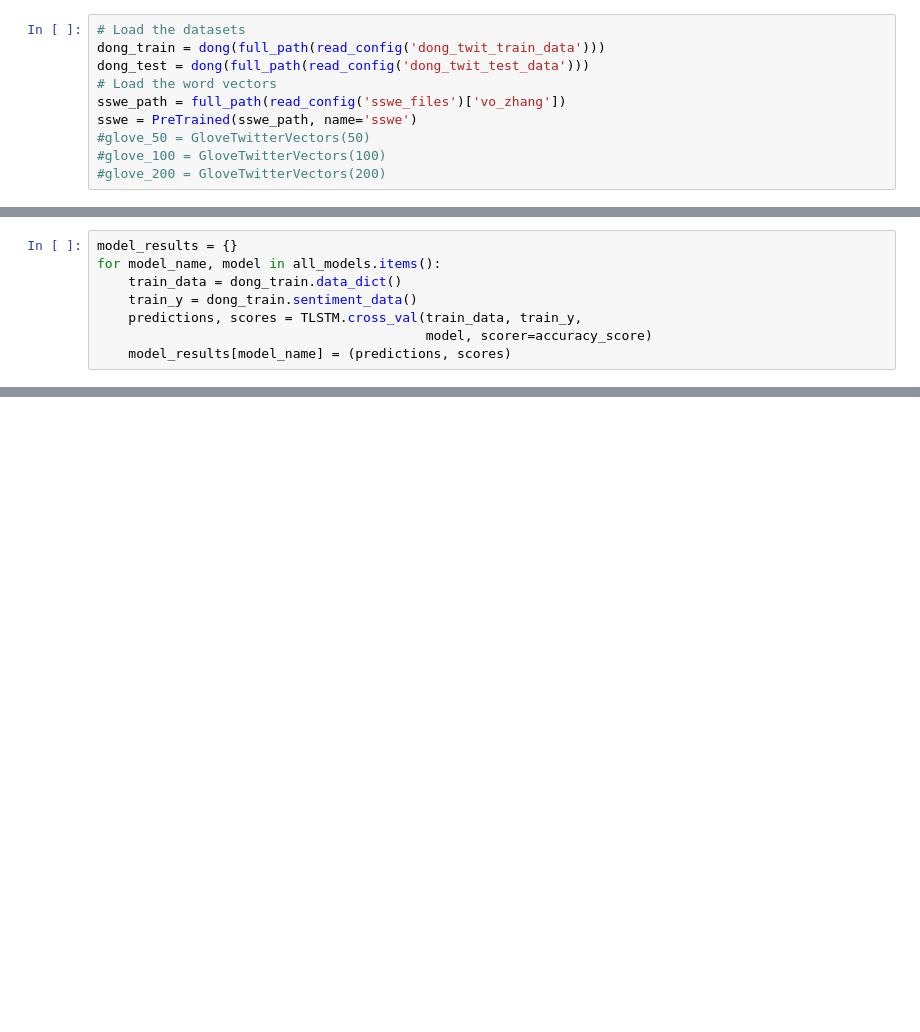
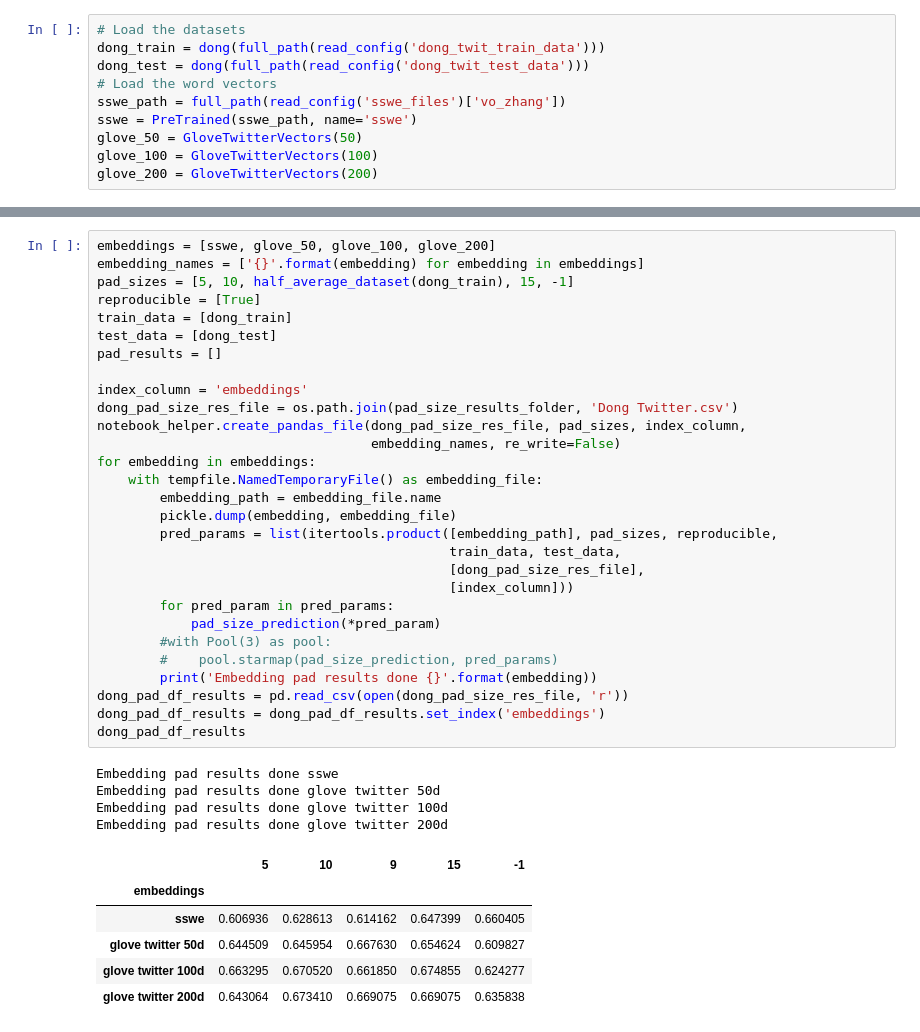
Before and after one commit to apmoore1/Bella, a Jupyter notebook: notebooks/LSTM.ipynb, the cells around one changed output, grey strips where cells are left out. Drawn from its saved outputs; the diff is of its cells as text; blank space fills up the shorter version.

Commit message:
New notebooks

```diff
--- a/notebooks/LSTM.ipynb
+++ b/notebooks/LSTM.ipynb
@@ -28,6 +40,6 @@ dong_test = dong(full_path(read_config('dong_twit_test_data')))
 # Load the word vectors
 sswe_path = full_path(read_config('sswe_files')['vo_zhang'])
 sswe = PreTrained(sswe_path, name='sswe')
-#glove_50 = GloveTwitterVectors(50)
-#glove_100 = GloveTwitterVectors(100)
-#glove_200 = GloveTwitterVectors(200)
+glove_50 = GloveTwitterVectors(50)
+glove_100 = GloveTwitterVectors(100)
+glove_200 = GloveTwitterVectors(200)
@@ -63,8 +45,0 @@ all_models = {'patience 1' : lstm_model_1, 'patience 2' : lstm_model_2,
-# %%
-model_results = {}
-for model_name, model in all_models.items():
-    train_data = dong_train.data_dict()
-    train_y = dong_train.sentiment_data()
-    predictions, scores = TLSTM.cross_val(train_data, train_y,
-                                          model, scorer=accuracy_score)
-    model_results[model_name] = (predictions, scores)
@@ -117,0 +88,40 @@ accuracy_score(test_res, predicted_values)
+# %%
+embeddings = [sswe, glove_50, glove_100, glove_200]
+embedding_names = ['{}'.format(embedding) for embedding in embeddings]
+pad_sizes = [5, 10, half_average_dataset(dong_train), 15, -1]
+reproducible = [True]
+train_data = [dong_train]
+test_data = [dong_test]
+pad_results = []
+
+index_column = 'embeddings'
+dong_pad_size_res_file = os.path.join(pad_size_results_folder, 'Dong Twitter.csv')
+notebook_helper.create_pandas_file(dong_pad_size_res_file, pad_sizes, index_column,
+                                   embedding_names, re_write=False)
+for embedding in embeddings:
+    with tempfile.NamedTemporaryFile() as embedding_file:
+        embedding_path = embedding_file.name
+        pickle.dump(embedding, embedding_file)
+        pred_params = list(itertools.product([embedding_path], pad_sizes, reproducible,
+                                             train_data, test_data,
+                                             [dong_pad_size_res_file],
+                                             [index_column]))
+        for pred_param in pred_params:
+            pad_size_prediction(*pred_param)
+        #with Pool(3) as pool:
+        #    pool.starmap(pad_size_prediction, pred_params)
+        print('Embedding pad results done {}'.format(embedding))
+dong_pad_df_results = pd.read_csv(open(dong_pad_size_res_file, 'r'))
+dong_pad_df_results = dong_pad_df_results.set_index('embeddings')
+dong_pad_df_results
+# %% [output]
+Embedding pad results done sswe
+Embedding pad results done glove twitter 50d
+Embedding pad results done glove twitter 100d
+Embedding pad results done glove twitter 200d
+|  | 5 | 10 | 9 | 15 | -1 |
+| embeddings |  |  |  |  |  |
+| sswe | 0.606936 | 0.628613 | 0.614162 | 0.647399 | 0.660405 |
+| glove twitter 50d | 0.644509 | 0.645954 | 0.667630 | 0.654624 | 0.609827 |
+| glove twitter 100d | 0.663295 | 0.670520 | 0.661850 | 0.674855 | 0.624277 |
+| glove twitter 200d | 0.643064 | 0.673410 | 0.669075 | 0.669075 | 0.635838 |
```
Also changed, not shown: parts of 33 cells of this notebook, 7 other files.
